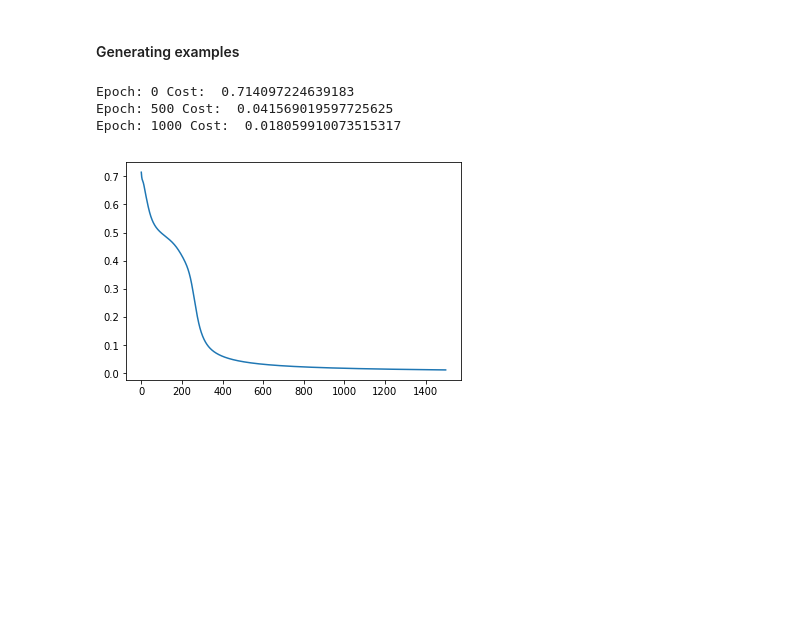
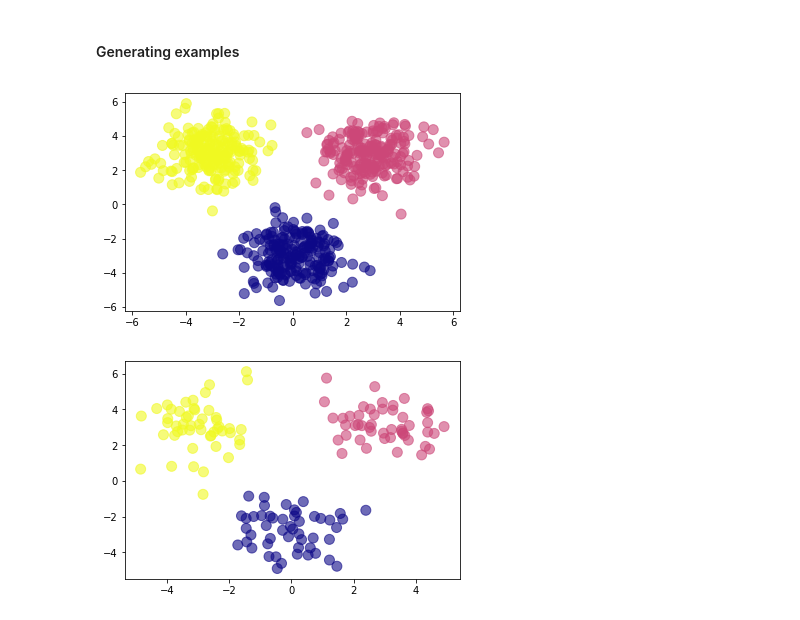
Before and after one commit to FrenchFlakito/triceratops, a Jupyter notebook: NN-coded-from-scratch/OOP- with softmax.ipynb, the cells around one changed output. Cells and saved outputs as stored; diff of their text form; code cells hidden in the pictures; blank space fills up the shorter version.

```diff
--- a/NN-coded-from-scratch/OOP- with softmax.ipynb
+++ b/NN-coded-from-scratch/OOP- with softmax.ipynb
@@ -174 +166,26 @@ X_test, Y_test = gen_xor_examples(100)
+# %%
+def gen_3plasma_zones(sample_size, show_dist=False):
+
+    typeA = np.random.randn(sample_size, 2) + np.array([0, -3])
+    typeB = np.random.randn(sample_size, 2) + np.array([3, 3])
+    typeC = np.random.randn(sample_size, 2) + np.array([-3, 3])
+
+    X = np.vstack([typeA, typeB, typeC]).T
+    Y_temp = np.array([0]*sample_size + [1]*sample_size + [2]*sample_size)
+
+    Y = np.zeros((3, sample_size * 3))
+    for i in range(sample_size * 3):
+        Y[Y_temp[i], i] = 1
+
+    if show_dist:
+        plt.scatter(X[0, :], X[1, :], c=Y_temp, cmap='plasma', s=100, alpha=0.6)
+        plt.show()
+
+    return X, Y, Y_temp
+
+X_train_multi, Y_train_multi, _ = gen_3plasma_zones(200, True)
+X_test_multi, Y_test_multi, _ = gen_3plasma_zones(50, True)
+# %% [output]
+[figure, added]
+[figure, added]
 # %%
@@ -183,7 +199,0 @@ net.add(LayerSigmoid())
-# %%
-net.train(X_train, Y_train, epochs=1500, learning_rate=0.5, prints_freq=500)
-# %% [output]
-Epoch: 0 Cost:  0.714097224639183
-Epoch: 500 Cost:  0.041569019597725625
-Epoch: 1000 Cost:  0.018059910073515317
-[figure, removed]
```
Also changed, not shown: parts of 9 cells of this notebook.
